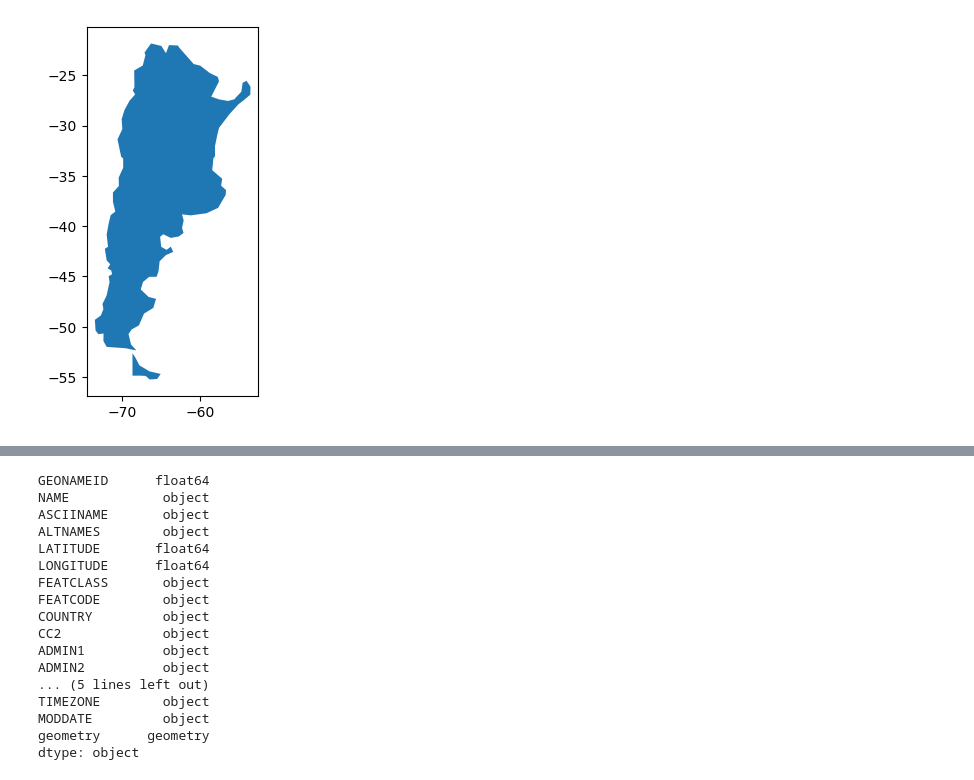
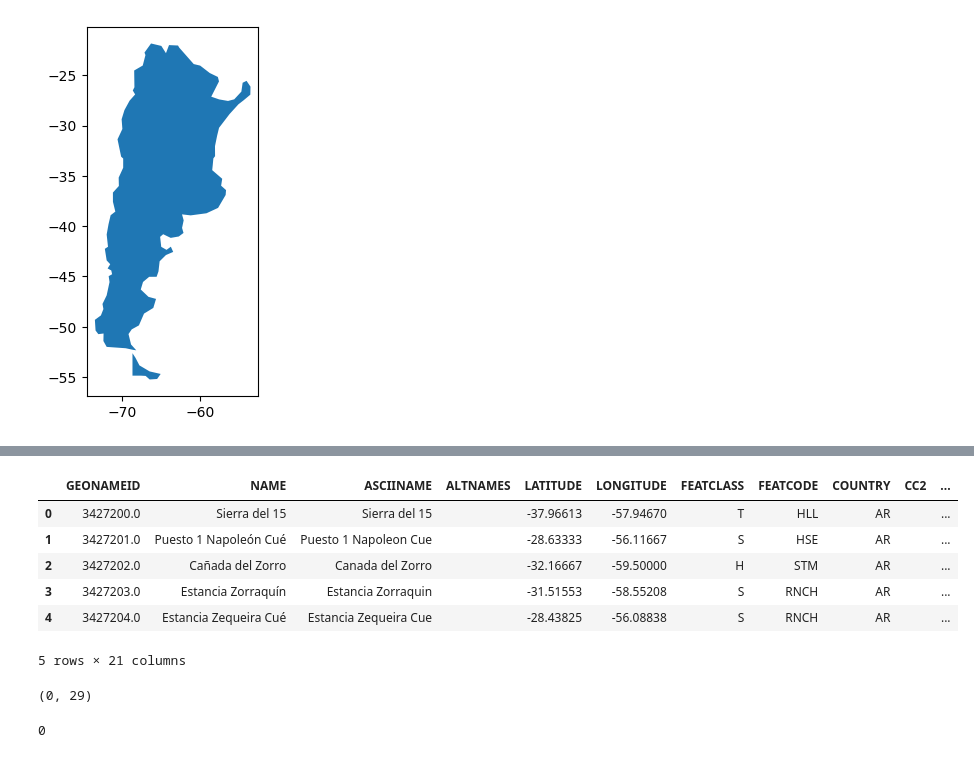
Before and after one commit to juansv2k2/property-price-analysis, a Jupyter notebook: Grupo 7.ipynb, the cells around one changed output, grey strips where cells are left out. Drawn from its saved outputs; the diff is of its cells as text; code cells hidden in the pictures.

```diff
--- a/Grupo 7.ipynb
+++ b/Grupo 7.ipynb
@@ -186,23 +138,38 @@ dtype: object
-# %%
-# convierte a float64 la columna 'GEONAMEID' que es un string
-
-data_geonames['GEONAMEID'] = pd.to_numeric(data_geonames['GEONAMEID'], errors='coerce').astype(float)
-data_geonames.dtypes
-# %% [output]
-GEONAMEID      float64
-NAME            object
-ASCIINAME       object
-ALTNAMES        object
-LATITUDE       float64
-LONGITUDE      float64
-FEATCLASS       object
-FEATCODE        object
-COUNTRY         object
-CC2             object
-ADMIN1          object
-ADMIN2          object
-... (5 lines left out)
-TIMEZONE        object
-MODDATE         object
-geometry      geometry
-dtype: object
+# %%
+# filtro solo el nombre de la provincia y creo una columna llamada 'provincia'
+
+pattern = re.compile(r'/([^/]+)$')
+
+def cambiar_nombre(timezone):
+    match = re.search(pattern, timezone)
+    return match.group(1).replace('_', ' ') if match else None
+
+data_geonames['provincia'] = data_geonames['TIMEZONE'].apply(lambda x: cambiar_nombre(x))
+data_geonames.head(5)
+# %% [output]
+|  | GEONAMEID | NAME | ASCIINAME | ALTNAMES | LATITUDE | LONGITUDE | FEATCLASS | FEATCODE | COUNTRY | CC2 | ... |
+| 0 | 3427200.0 | Sierra del 15 | Sierra del 15 |  | -37.96613 | -57.94670 | T | HLL | AR |  | ... |
+| 1 | 3427201.0 | Puesto 1 Napoleón Cué | Puesto 1 Napoleon Cue |  | -28.63333 | -56.11667 | S | HSE | AR |  | ... |
+| 2 | 3427202.0 | Cañada del Zorro | Canada del Zorro |  | -32.16667 | -59.50000 | H | STM | AR |  | ... |
+| 3 | 3427203.0 | Estancia Zorraquín | Estancia Zorraquin |  | -31.51553 | -58.55208 | S | RNCH | AR |  | ... |
+| 4 | 3427204.0 | Estancia Zequeira Cué | Estancia Zequeira Cue |  | -28.43825 | -56.08838 | S | RNCH | AR |  | ... |
+5 rows × 21 columns
+# %%
+# cuento cuantas filas hay en df_properatti que no tienen ninguna info geografica
+mask_lat_lon = np.logical_and(df_properatti['lat'].isnull(), df_properatti['lon'].isnull())
+mask_geonames = np.logical_and(df_properatti['lat-lon'].isnull(), df_properatti['geonames_id'].isnull() )
+combined_mask = mask_lat_lon & mask_geonames
+
+
+head_of_filtered_df = df_properatti.loc[mask_lat_lon]
+head_of_filtered_df.shape
+# %% [output]
+(0, 29)
+# %%
+# Chequeo si falta algun dato de lugar(pais provincia ciudad)
+
+df_properatti.place_with_parent_names.isnull().sum()
+
+# Todos tienen algun tipo de informacion de lugar(pais provincia ciudad)
+# %% [output]
+0
```
Also changed, not shown: parts of 29 cells of this notebook, 2 other files.
